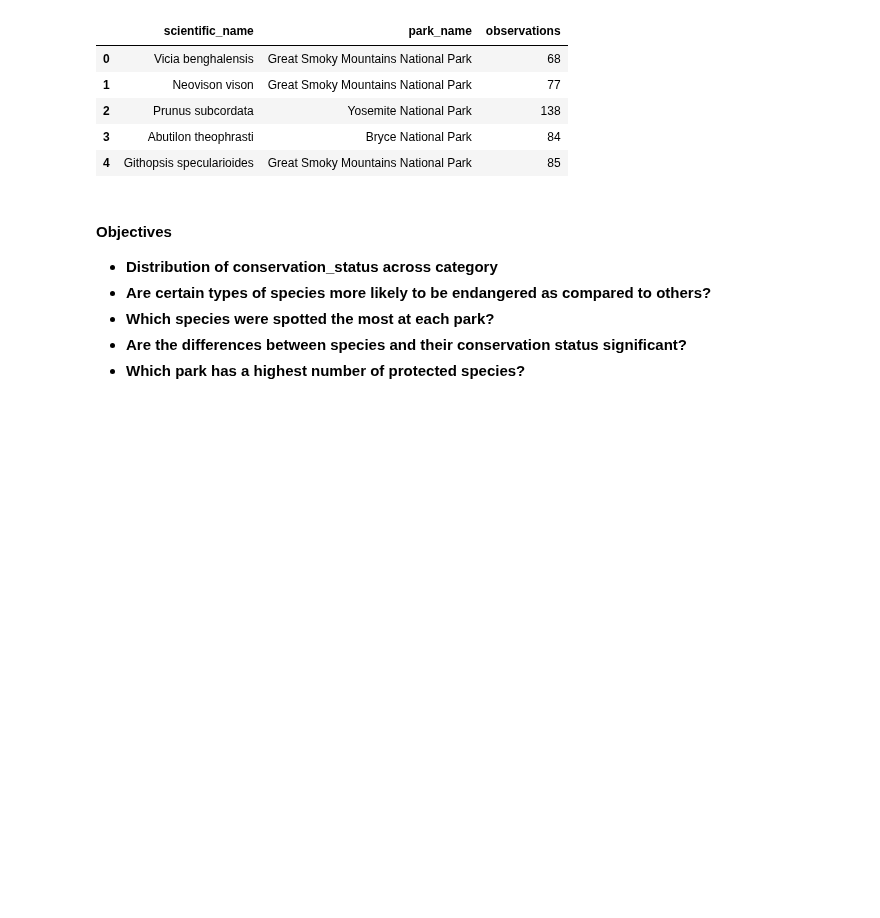
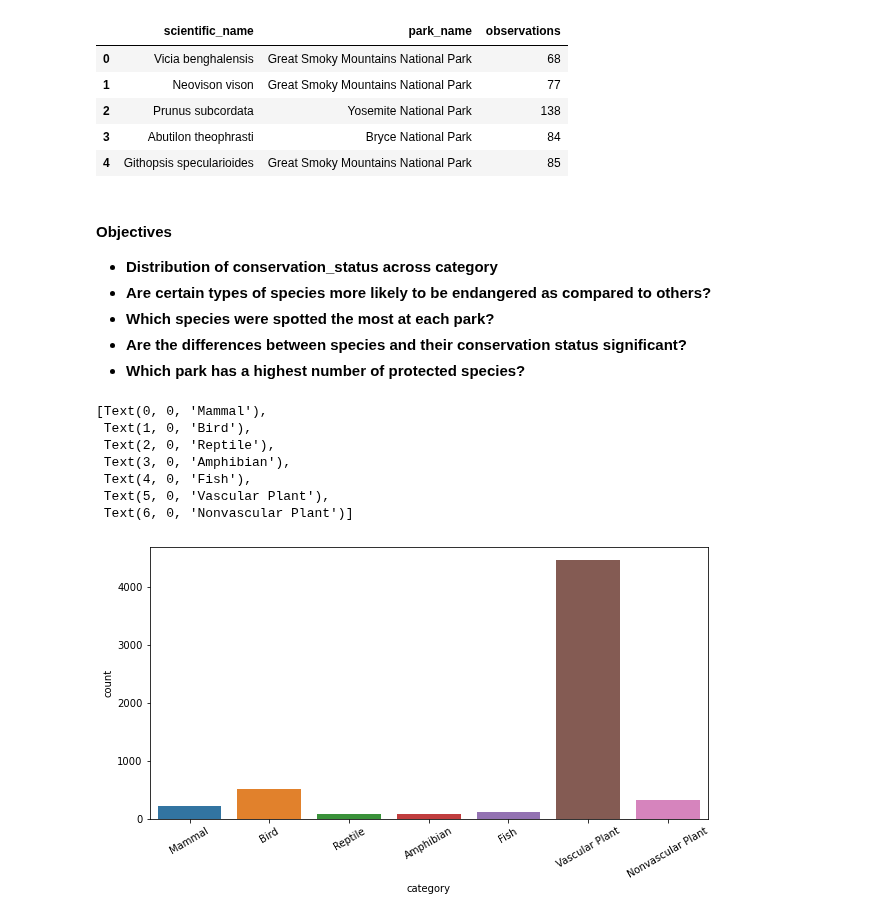
Before and after one commit to Gigabyte2408/biodiversity-project, a Jupyter notebook: biodiversity.ipynb, the cells around one changed output. Saved outputs shown, nothing was run; the diff lists cells and outputs as text; code cells hidden in the pictures; blank space fills up the shorter version.

```diff
--- a/biodiversity.ipynb
+++ b/biodiversity.ipynb
@@ -56,3 +58,17 @@ Shape of observations: (23296, 3)
 - **Which species were spotted the most at each park?**
 - **Are the differences between species and their conservation status significant?**
 - **Which park has a highest number of protected species?**
+# %%
+species.conservation_status.unique()
+plt.figure(figsize = (10,5))
+ax = sns.countplot(data = species, x = species.category)
+ax.set_xticklabels(labels = species.category.unique(), rotation = 30)
+# %% [output]
+[Text(0, 0, 'Mammal'),
+ Text(1, 0, 'Bird'),
+ Text(2, 0, 'Reptile'),
+ Text(3, 0, 'Amphibian'),
+ Text(4, 0, 'Fish'),
+ Text(5, 0, 'Vascular Plant'),
+ Text(6, 0, 'Nonvascular Plant')]
+[figure, added]
```
Also changed, not shown: parts of 4 cells of this notebook.
